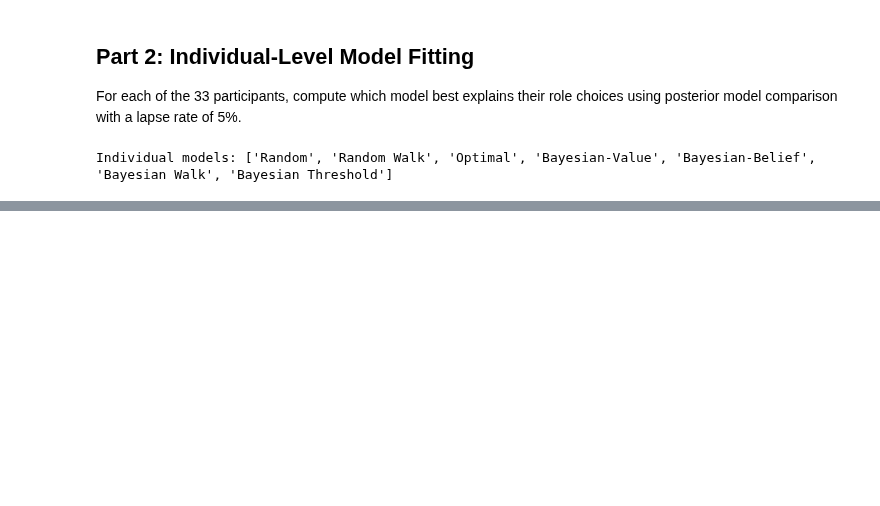
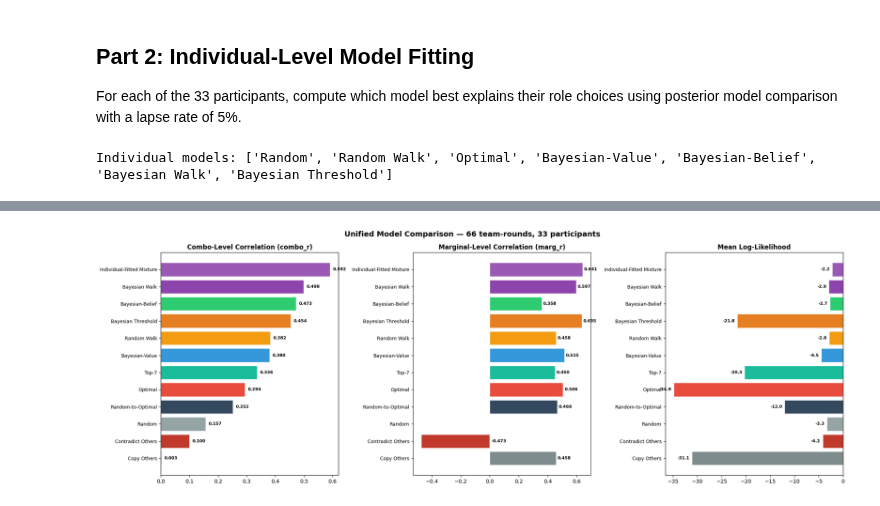
Before and after one commit to jolow99/bayesian-role-specialization, a Jupyter notebook: analysis/experiments/2026-03-30-summary-of-all-models/analysis.ipynb, the cells around one changed output, grey strips where cells are left out. Drawn from its saved outputs; the diff is of its cells as text; code cells hidden in the pictures; blank space fills up the shorter version.

```diff
--- a/analysis/experiments/2026-03-30-summary-of-all-models/analysis.ipynb
+++ b/analysis/experiments/2026-03-30-summary-of-all-models/analysis.ipynb
@@ -1055,0 +954,31 @@ plt.show()
+# %%
+
+# === UNIFIED VISUALIZATION ===
+SAVE_DIR = Path('/Users/jolow/coding/bayesian-role-specialization/analysis/experiments/2026-03-30-summary-of-all-models')
+
+fig, axes = plt.subplots(1, 3, figsize=(20, 7))
+ordered = summary_df.index.tolist()
+colors = [MODEL_COLORS.get(m, '#95a5a6') for m in ordered]
+
+for ax, col, title in [(axes[0], 'combo_r', 'Combo-Level Correlation (combo_r)'),
+                         (axes[1], 'marg_r', 'Marginal-Level Correlation (marg_r)'),
+                         (axes[2], 'mean_ll', 'Mean Log-Likelihood')]:
+    vals = [summary_df.loc[m, col] for m in ordered]
+    ax.barh(range(len(ordered)), vals, color=colors, edgecolor='white')
+    ax.set_yticks(range(len(ordered)))
+    ax.set_yticklabels(ordered, fontsize=9)
+    ax.set_title(title, fontweight='bold')
+    ax.invert_yaxis()
+    for i, (m, v) in enumerate(zip(ordered, vals)):
+        if not np.isnan(v):
+            if col == 'mean_ll':
+                ax.text(min(v, 0) - 0.5, i, f'{v:.1f}', va='center', fontsize=8, fontweight='bold', ha='right')
+            else:
+                ax.text(max(v, 0) + 0.01, i, f'{v:.3f}', va='center', fontsize=8, fontweight='bold')
+
+plt.suptitle('Unified Model Comparison — 66 team-rounds, 33 participants', fontsize=14, fontweight='bold')
+plt.tight_layout()
+plt.savefig(SAVE_DIR / 'model_comparison.png', dpi=150, bbox_inches='tight')
+plt.show()
+# %% [output]
+[figure, added]
```
Also changed, not shown: parts of 15 cells of this notebook, 4 other files.
